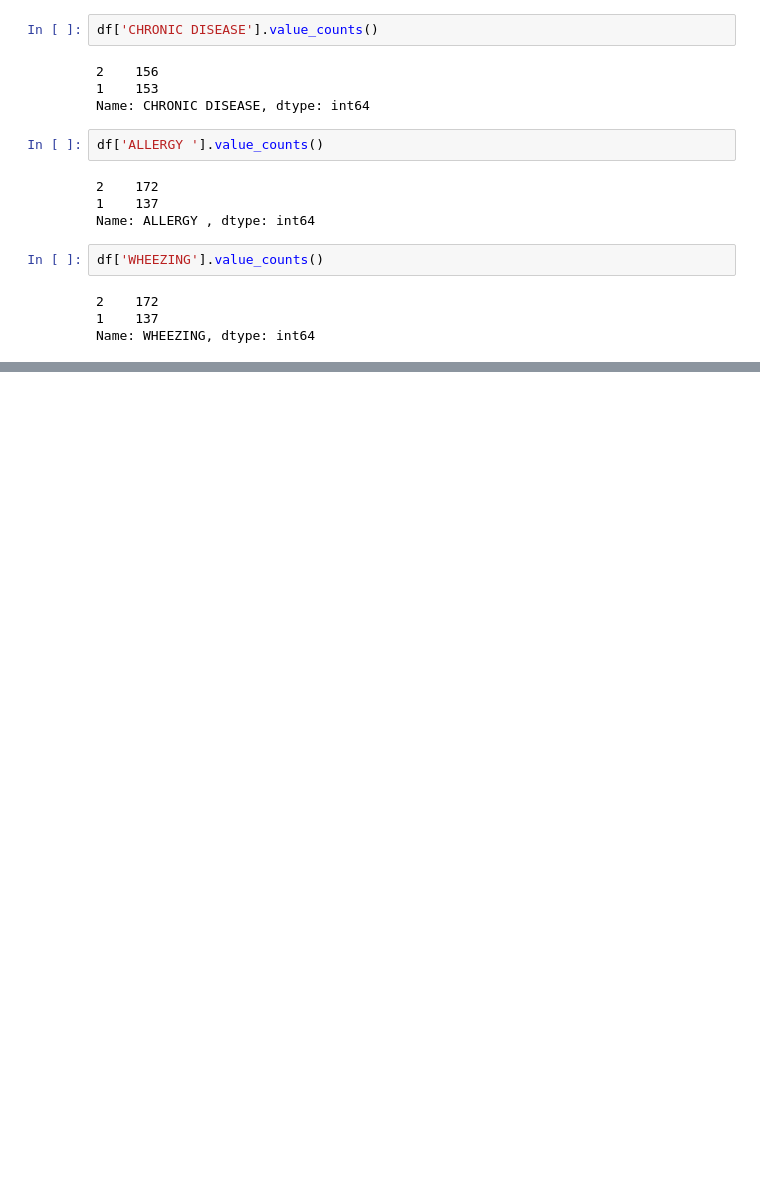
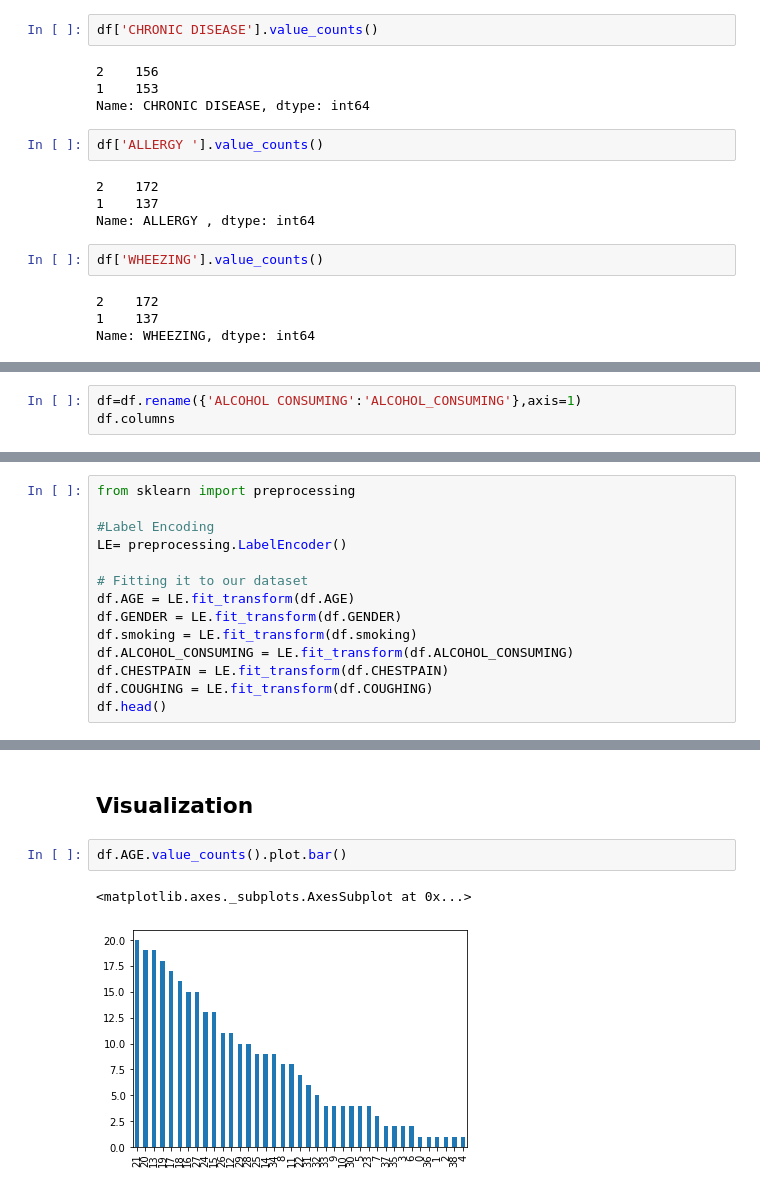
Before and after one commit to 2003A52019/2003A52019, a Jupyter notebook: DAFML_PROJECT.ipynb, the cells around one changed output, grey strips where cells are left out. Saved outputs shown, nothing was run; the diff lists cells and outputs as text; blank space fills up the shorter version.

```diff
--- a/DAFML_PROJECT.ipynb
+++ b/DAFML_PROJECT.ipynb
@@ -290,0 +449,3 @@ Name: WHEEZING, dtype: int64
+# %%
+df=df.rename({'ALCOHOL CONSUMING':'ALCOHOL_CONSUMING'},axis=1)
+df.columns
@@ -290,0 +458,14 @@ Name: WHEEZING, dtype: int64
+# %%
+from sklearn import preprocessing
+
+#Label Encoding
+LE= preprocessing.LabelEncoder()
+
+# Fitting it to our dataset
+df.AGE = LE.fit_transform(df.AGE)
+df.GENDER = LE.fit_transform(df.GENDER)
+df.smoking = LE.fit_transform(df.smoking)
+df.ALCOHOL_CONSUMING = LE.fit_transform(df.ALCOHOL_CONSUMING)
+df.CHESTPAIN = LE.fit_transform(df.CHESTPAIN)
+df.COUGHING = LE.fit_transform(df.COUGHING)
+df.head()
@@ -290,0 +479,7 @@ Name: WHEEZING, dtype: int64
+# %% [markdown]
+## Visualization
+# %%
+df.AGE.value_counts().plot.bar()
+# %% [output]
+<matplotlib.axes._subplots.AxesSubplot at 0x...>
+[figure, added]
```
Also changed, not shown: parts of 59 cells of this notebook.
